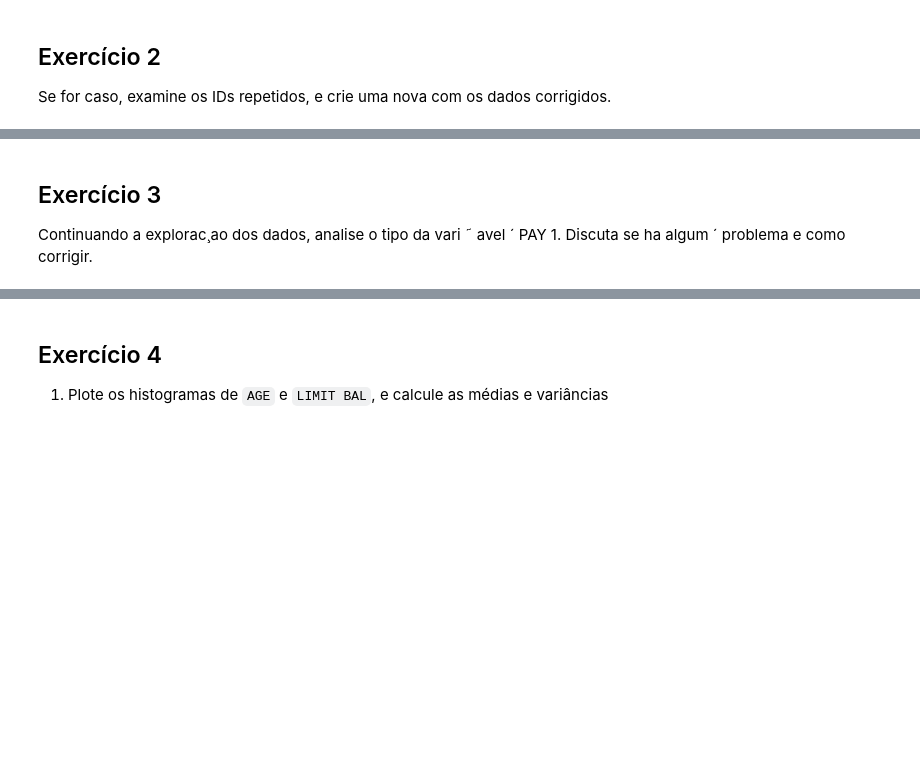
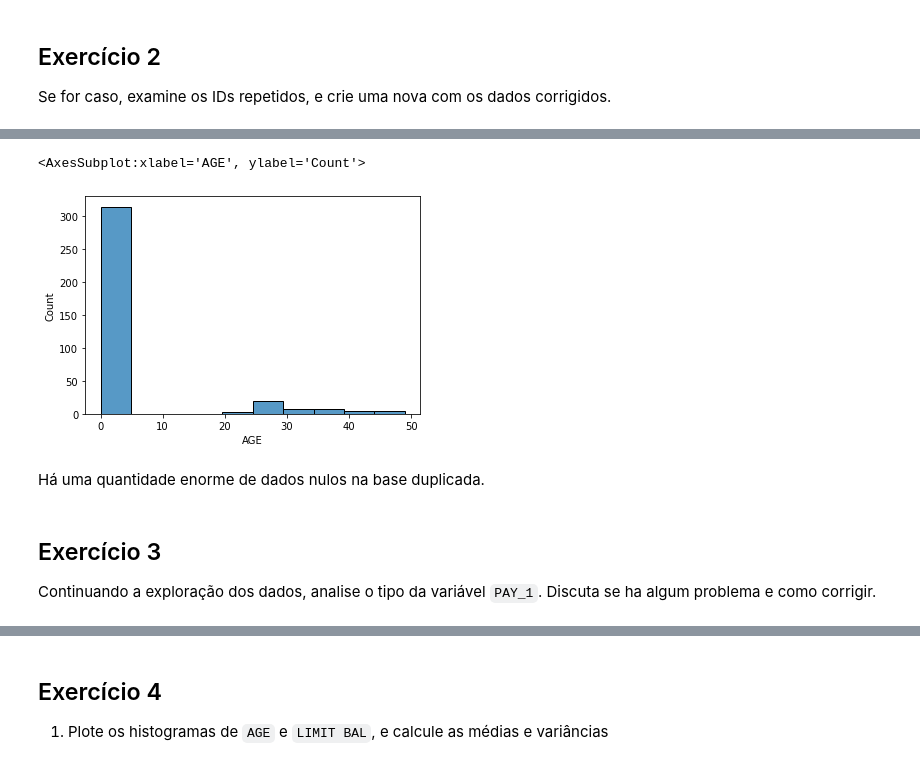
Before and after one commit to augusnunes/fraud-prediction, a Jupyter notebook: proj1.ipynb, the cells around one changed output, grey strips where cells are left out. Drawn from its saved outputs; the diff is of its cells as text; code cells hidden in the pictures; blank space fills up the shorter version.

```diff
--- a/proj1.ipynb
+++ b/proj1.ipynb
@@ -20,0 +81,7 @@ Se for caso, examine os IDs repetidos, e crie uma nova com os dados corrigidos.
+# %%
+sns.histplot(data=df_duplicados, x="AGE")
+# %% [output]
+<AxesSubplot:xlabel='AGE', ylabel='Count'>
+[figure, added]
+# %% [markdown]
+Há uma quantidade enorme de dados nulos na base duplicada.
@@ -21,4 +90,3 @@ Se for caso, examine os IDs repetidos, e crie uma nova com os dados corrigidos.
 # %% [markdown]
 ## Exercício 3
-Continuando a explorac¸ao dos dados, analise o tipo da vari ˜ avel ´ PAY 1. Discuta se ha algum ´
-problema e como corrigir.
+Continuando a exploração dos dados, analise o tipo da variável `PAY_1`. Discuta se ha algum problema e como corrigir.
```
Also changed, not shown: parts of 21 cells of this notebook, 1 other file.
